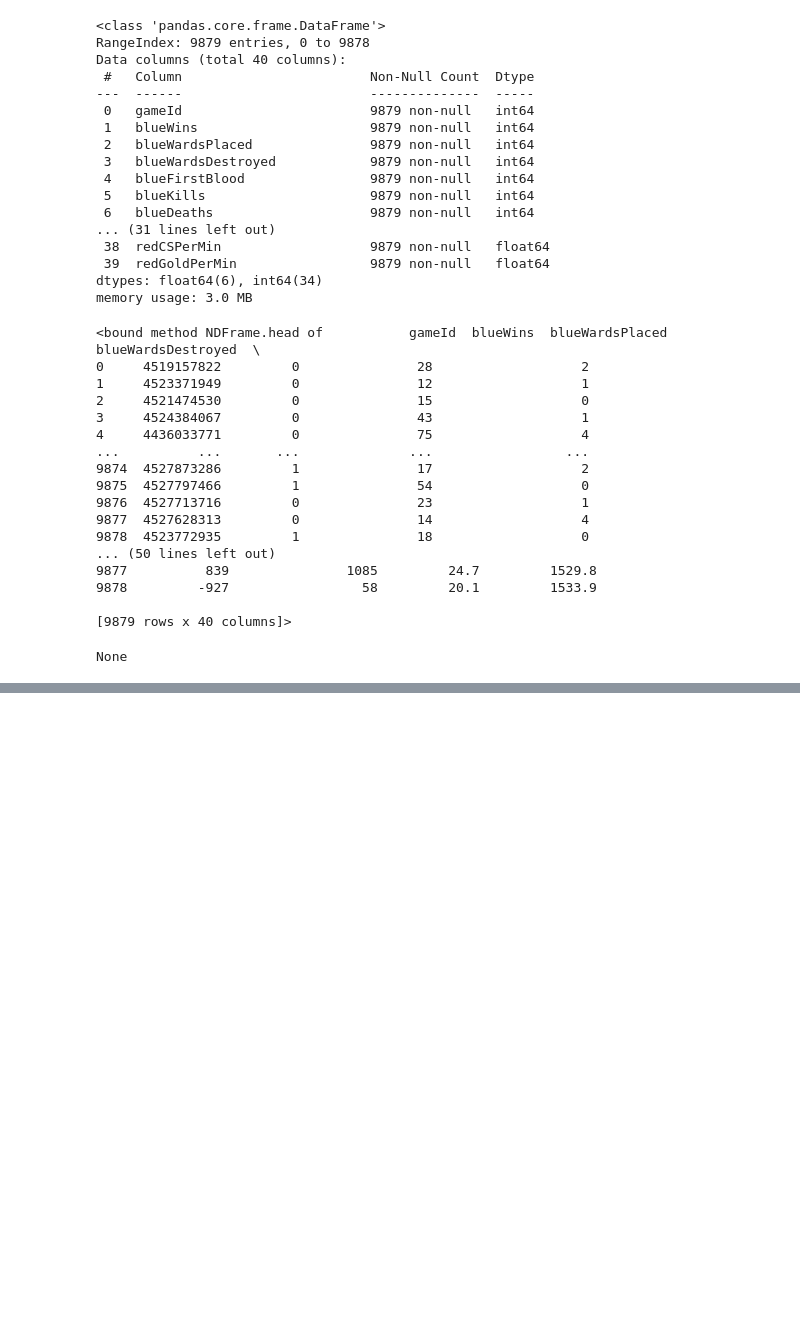
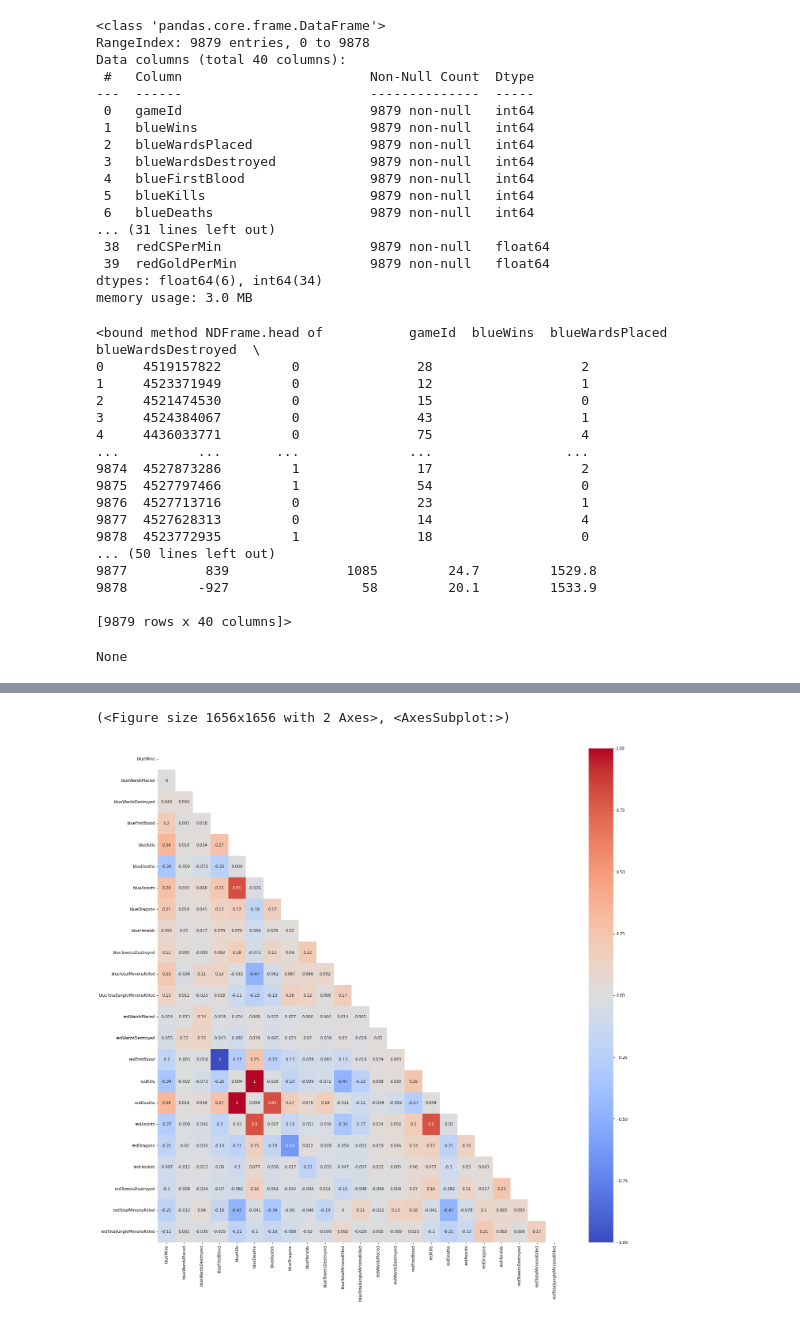
Before and after one commit to EricTHNguyen/My-league-game-analysis, a Jupyter notebook: notebook7b14834385.ipynb, the cells around one changed output, grey strips where cells are left out. Drawn from its saved outputs; the diff is of its cells as text; code cells hidden in the pictures; blank space fills up the shorter version.

```diff
--- a/notebook7b14834385.ipynb
+++ b/notebook7b14834385.ipynb
@@ -123,0 +179,6 @@ def corr_heatmap(league_df,digits=3, cmap='coolwarm'):
+# %%
+#create corr heatmap for df_league
+corr_heatmap(df_league)
+# %% [output]
+(<Figure size 1656x1656 with 2 Axes>, <AxesSubplot:>)
+[figure, added]
```
Also changed, not shown: parts of 9 cells of this notebook.
